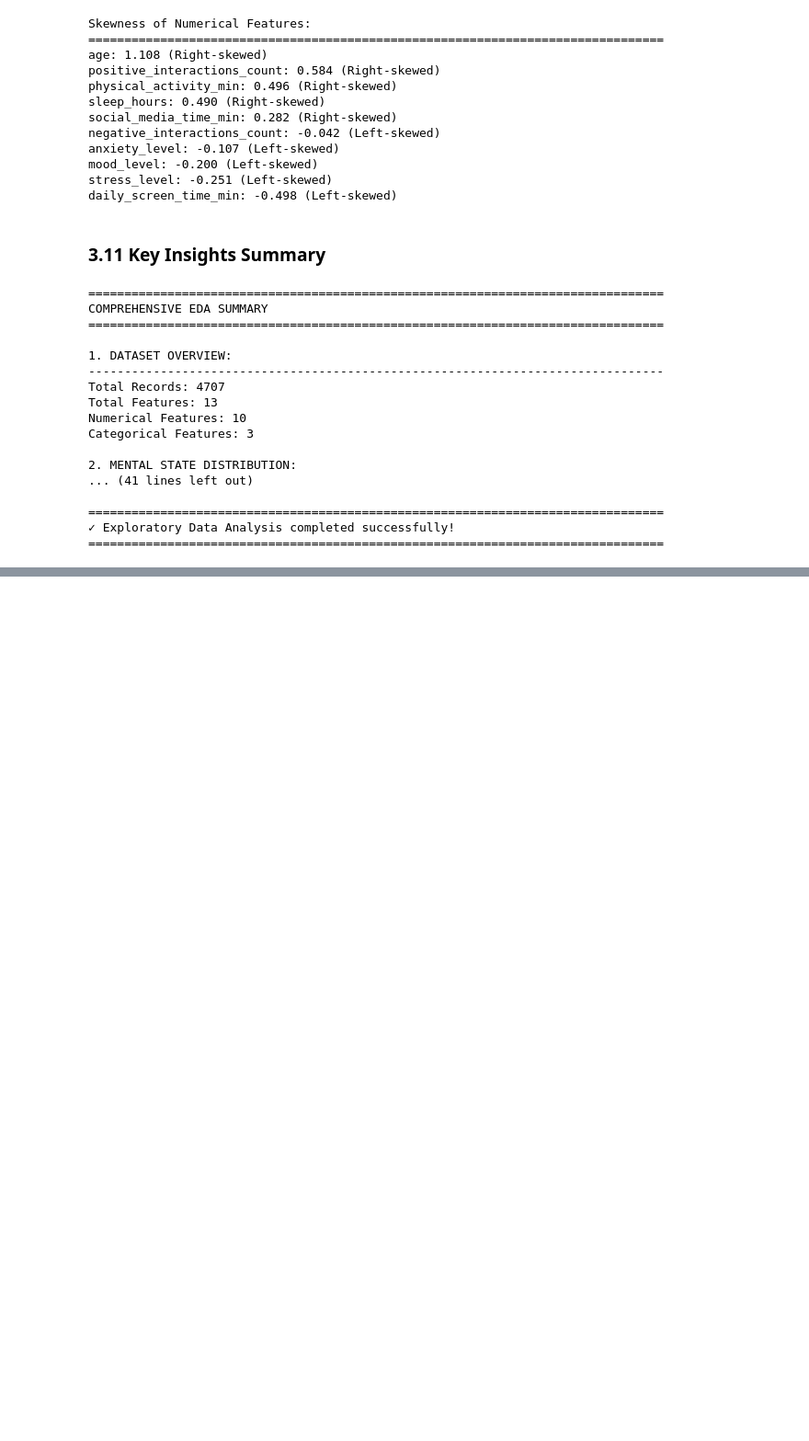
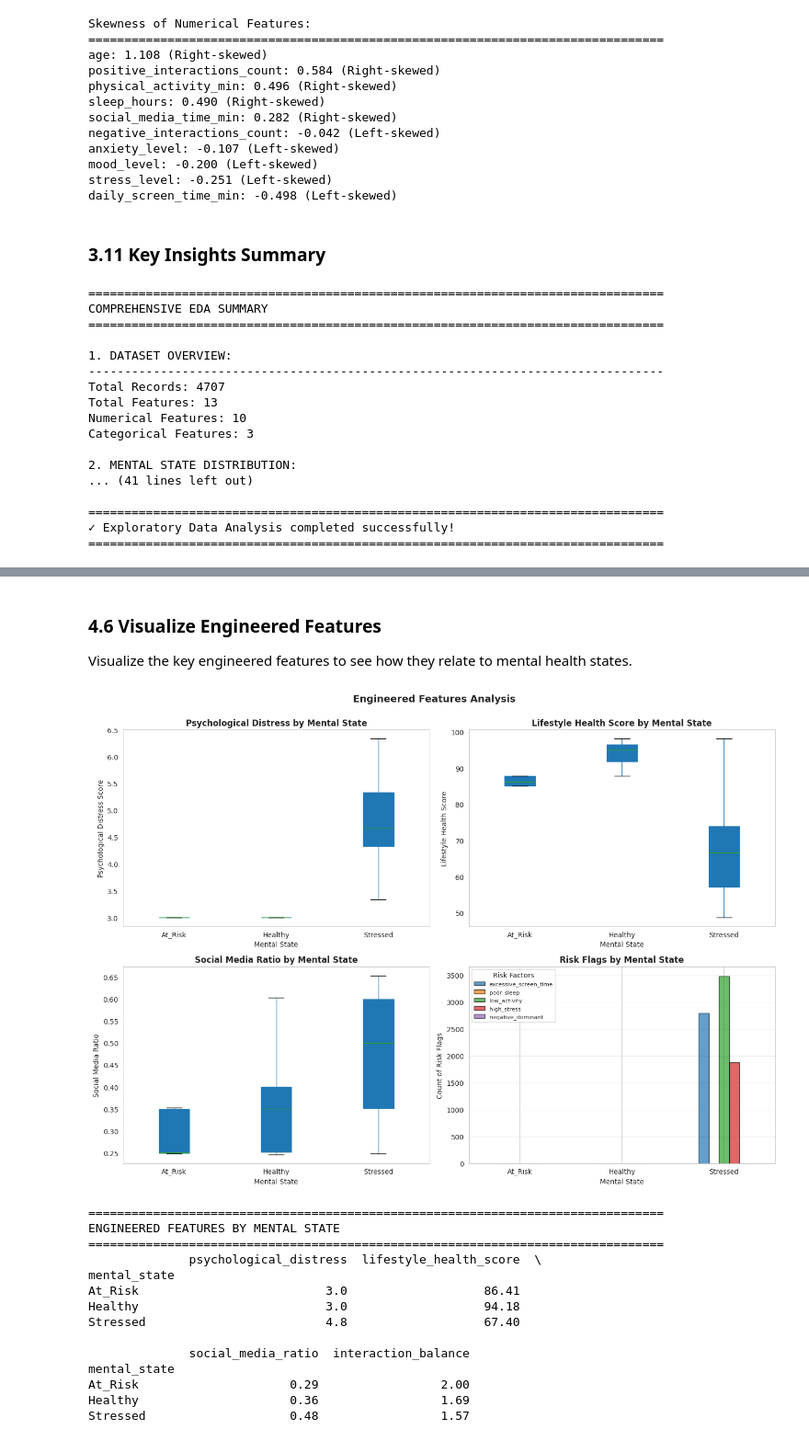
Before and after one commit to chatok-jnr/CSE432_Mental_Wellbeing, a Jupyter notebook: devLab.ipynb, the cells around one changed output, grey strips where cells are left out. Shown at 92% size. Cells and saved outputs as stored; diff of their text form; code cells hidden in the pictures; blank space fills up the shorter version.

```diff
--- a/devLab.ipynb
+++ b/devLab.ipynb
@@ -946,0 +955,9 @@ Categorical Features: 3
+# %%
+# Create a copy of the cleaned dataset for feature engineering
+df_features = df_clean.copy()
+
+print("="*80)
+print("FEATURE ENGINEERING INITIALIZATION")
+print("="*80)
+print(f"Starting with {df_features.shape[0]} rows and {df_features.shape[1]} columns")
+print(f"\nOriginal Features: {df_features.columns.tolist()}")
@@ -946,0 +1226,71 @@ Categorical Features: 3
+# %% [markdown]
+### 4.6 Visualize Engineered Features
+Visualize the key engineered features to see how they relate to mental health states.
+# %%
+# Create visualizations for key engineered features
+fig, axes = plt.subplots(2, 2, figsize=(14, 10))
+
+# 1. Psychological Distress by Mental State
+df_features.boxplot(column='psychological_distress', by='mental_state', ax=axes[0, 0],
+                    patch_artist=True, grid=False)
+axes[0, 0].set_title('Psychological Distress by Mental State', fontsize=12, fontweight='bold')
+axes[0, 0].set_xlabel('Mental State', fontsize=10)
+axes[0, 0].set_ylabel('Psychological Distress Score', fontsize=10)
+plt.sca(axes[0, 0])
+plt.xticks(rotation=0)
+
+# 2. Lifestyle Health Score by Mental State
+df_features.boxplot(column='lifestyle_health_score', by='mental_state', ax=axes[0, 1],
+                    patch_artist=True, grid=False)
+axes[0, 1].set_title('Lifestyle Health Score by Mental State', fontsize=12, fontweight='bold')
+axes[0, 1].set_xlabel('Mental State', fontsize=10)
+axes[0, 1].set_ylabel('Lifestyle Health Score', fontsize=10)
+plt.sca(axes[0, 1])
+plt.xticks(rotation=0)
+
+# 3. Social Media Ratio by Mental State
+df_features.boxplot(column='social_media_ratio', by='mental_state', ax=axes[1, 0],
+                    patch_artist=True, grid=False)
+axes[1, 0].set_title('Social Media Ratio by Mental State', fontsize=12, fontweight='bold')
+axes[1, 0].set_xlabel('Mental State', fontsize=10)
+axes[1, 0].set_ylabel('Social Media Ratio', fontsize=10)
+plt.sca(axes[1, 0])
+plt.xticks(rotation=0)
+
+# 4. Risk Flags by Mental State
+risk_by_mental = df_features.groupby('mental_state')[binary_features].sum()
+risk_by_mental.plot(kind='bar', ax=axes[1, 1], edgecolor='black', alpha=0.7)
+axes[1, 1].set_title('Risk Flags by Mental State', fontsize=12, fontweight='bold')
+axes[1, 1].set_xlabel('Mental State', fontsize=10)
+axes[1, 1].set_ylabel('Count of Risk Flags', fontsize=10)
+axes[1, 1].legend(title='Risk Factors', fontsize=8, loc='upper left')
+axes[1, 1].grid(axis='y', alpha=0.3)
+axes[1, 1].set_xticklabels(axes[1, 1].get_xticklabels(), rotation=0)
+
+plt.suptitle('Engineered Features Analysis', fontsize=14, fontweight='bold', y=1.00)
+plt.tight_layout()
+plt.show()
+
+# Print statistical comparison
+print("\n" + "="*80)
+print("ENGINEERED FEATURES BY MENTAL STATE")
+print("="*80)
+key_features = ['psychological_distress', 'lifestyle_health_score',
+                'social_media_ratio', 'interaction_balance']
+print(df_features.groupby('mental_state')[key_features].mean().round(2))
+# %% [output]
+[figure, added]
+================================================================================
+ENGINEERED FEATURES BY MENTAL STATE
+================================================================================
+              psychological_distress  lifestyle_health_score  \
+mental_state
+At_Risk                          3.0                   86.41
+Healthy                          3.0                   94.18
+Stressed                         4.8                   67.40
+
+              social_media_ratio  interaction_balance
+mental_state
+At_Risk                     0.29                 2.00
+Healthy                     0.36                 1.69
+Stressed                    0.48                 1.57
```
Also changed, not shown: parts of 12 cells of this notebook.
